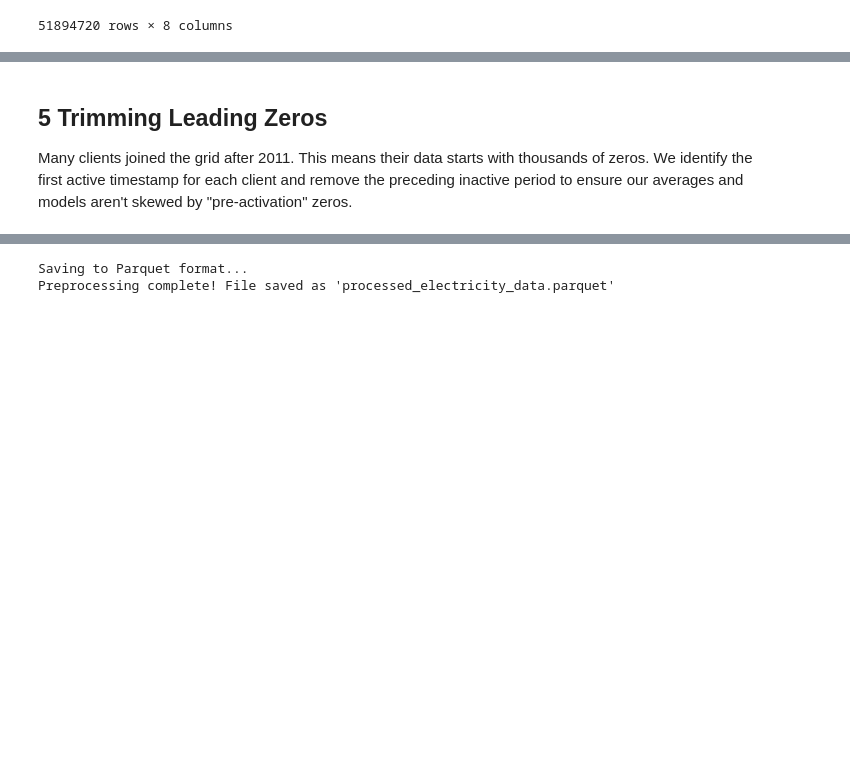
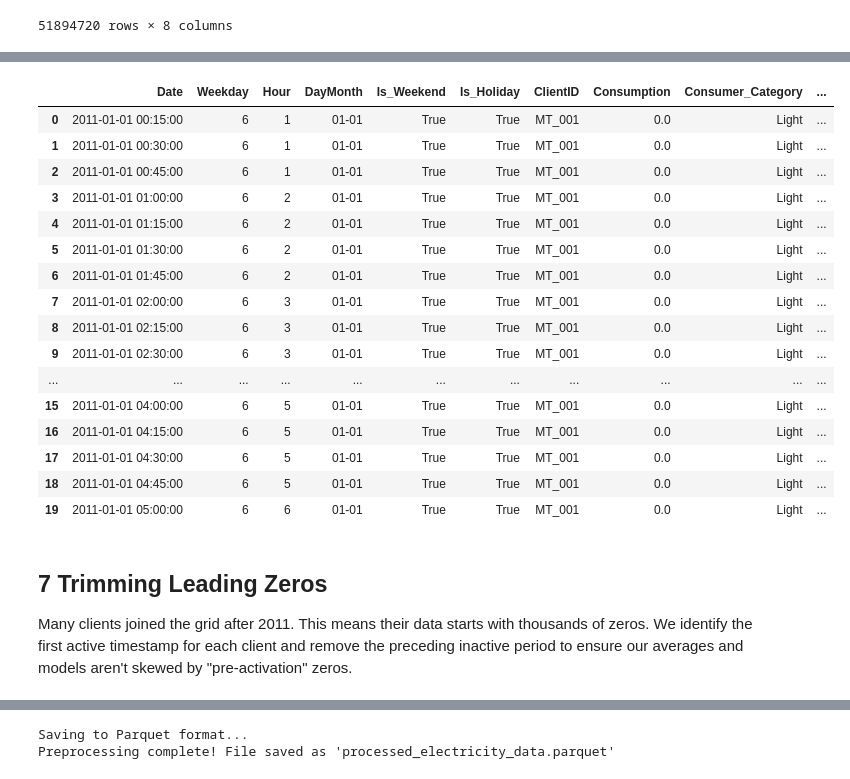
Before and after one commit to lucabarattini/forecasting-electricity, a Jupyter notebook: 0data-preprocessing.ipynb, the cells around one changed output, grey strips where cells are left out. Saved outputs shown, nothing was run; the diff lists cells and outputs as text; code cells hidden in the pictures; blank space fills up the shorter version.

```diff
--- a/0data-preprocessing.ipynb
+++ b/0data-preprocessing.ipynb
@@ -126,0 +200,60 @@ df_long
+# %%
+# 2011 population estimates (thousands) for weighting
+# Source: INE Portugal
+cities = {
+    "Lisbon": {"lat": 38.72, "lon": -9.14,  "population": 547},
+    "Porto":  {"lat": 41.15, "lon": -8.61,  "population": 237},
+    "Faro":   {"lat": 37.02, "lon": -7.93,  "population": 64},
+    "Evora":  {"lat": 38.57, "lon": -7.91,  "population": 56},
+}
+
+total_population = sum(c["population"] for c in cities.values())
+
+all_temps = []
+
+for city, info in cities.items():
+    print(f"  Fetching weather for {city}...")
+    url = "https://archive-api.open-meteo.com/v1/archive"
+    params = {
+        "latitude":   info["lat"],
+        "longitude":  info["lon"],
+        "start_date": "2011-01-01",
+        "end_date":   "2015-01-01",
+        "hourly":     "temperature_2m",
+        "timezone":   "Europe/Lisbon",
+    }
+    response = requests.get(url, params=params)
+    data = response.json()
+
+    weight = info["population"] / total_population
+
+    temp_df = pd.DataFrame({
+        "Date":   pd.to_datetime(data["hourly"]["time"]),
+        "temp":   data["hourly"]["temperature_2m"],
+    })
+    temp_df["weighted_temp"] = temp_df["temp"] * weight
+    all_temps.append(temp_df[["Date", "weighted_temp"]])
+
+# Sum weighted temperatures across all cities
+weather_df = all_temps[0].copy()
+weather_df["Temp_National_Avg"] = sum(df["weighted_temp"] for df in all_temps)
+weather_df = weather_df[["Date", "Temp_National_Avg"]]
+
+# Heating/Cooling Degree Hours (base 18°C is standard for energy modeling)
+weather_df["HDH"] = (18 - weather_df["Temp_National_Avg"]).clip(lower=0).astype(np.float32)
+weather_df["CDH"] = (weather_df["Temp_National_Avg"] - 18).clip(lower=0).astype(np.float32)
+weather_df["Temp_National_Avg"] = weather_df["Temp_National_Avg"].astype(np.float32)
+
+# Floor electricity timestamps to the hour to match hourly weather data
+df_long["Date_Hour"] = df_long["Date"].dt.floor("h")
+weather_df["Date_Hour"] = weather_df["Date"]
+
+df_long = df_long.merge(
+    weather_df[["Date_Hour", "Temp_National_Avg", "HDH", "CDH"]],
+    on="Date_Hour",
+    how="left"
+).drop(columns=["Date_Hour"])
+
+print("Weather merge complete!")
+display(df_long.head(20))
+# %% [output]
@@ -127,5 +265,22 @@ df_long
+|  | Date | Weekday | Hour | DayMonth | Is_Weekend | Is_Holiday | ClientID | Consumption | Consumer_Category | ... |
+| 0 | 2011-01-01 00:15:00 | 6 | 1 | 01-01 | True | True | MT_001 | 0.0 | Light | ... |
+| 1 | 2011-01-01 00:30:00 | 6 | 1 | 01-01 | True | True | MT_001 | 0.0 | Light | ... |
+| 2 | 2011-01-01 00:45:00 | 6 | 1 | 01-01 | True | True | MT_001 | 0.0 | Light | ... |
+| 3 | 2011-01-01 01:00:00 | 6 | 2 | 01-01 | True | True | MT_001 | 0.0 | Light | ... |
+| 4 | 2011-01-01 01:15:00 | 6 | 2 | 01-01 | True | True | MT_001 | 0.0 | Light | ... |
+| 5 | 2011-01-01 01:30:00 | 6 | 2 | 01-01 | True | True | MT_001 | 0.0 | Light | ... |
+| 6 | 2011-01-01 01:45:00 | 6 | 2 | 01-01 | True | True | MT_001 | 0.0 | Light | ... |
+| 7 | 2011-01-01 02:00:00 | 6 | 3 | 01-01 | True | True | MT_001 | 0.0 | Light | ... |
+| 8 | 2011-01-01 02:15:00 | 6 | 3 | 01-01 | True | True | MT_001 | 0.0 | Light | ... |
+| 9 | 2011-01-01 02:30:00 | 6 | 3 | 01-01 | True | True | MT_001 | 0.0 | Light | ... |
+| ... | ... | ... | ... | ... | ... | ... | ... | ... | ... | ... |
+| 15 | 2011-01-01 04:00:00 | 6 | 5 | 01-01 | True | True | MT_001 | 0.0 | Light | ... |
+| 16 | 2011-01-01 04:15:00 | 6 | 5 | 01-01 | True | True | MT_001 | 0.0 | Light | ... |
+| 17 | 2011-01-01 04:30:00 | 6 | 5 | 01-01 | True | True | MT_001 | 0.0 | Light | ... |
+| 18 | 2011-01-01 04:45:00 | 6 | 5 | 01-01 | True | True | MT_001 | 0.0 | Light | ... |
+| 19 | 2011-01-01 05:00:00 | 6 | 6 | 01-01 | True | True | MT_001 | 0.0 | Light | ... |
 # %% [markdown]
-## 5 Trimming Leading Zeros
+## 7 Trimming Leading Zeros
 
 Many clients joined the grid after 2011. This means their data starts with thousands of zeros.
 We identify the first active timestamp for each client and remove the preceding inactive period to ensure our averages and models aren't skewed by "pre-activation" zeros.
```
Also changed, not shown: parts of 10 cells of this notebook, 4 other files.
